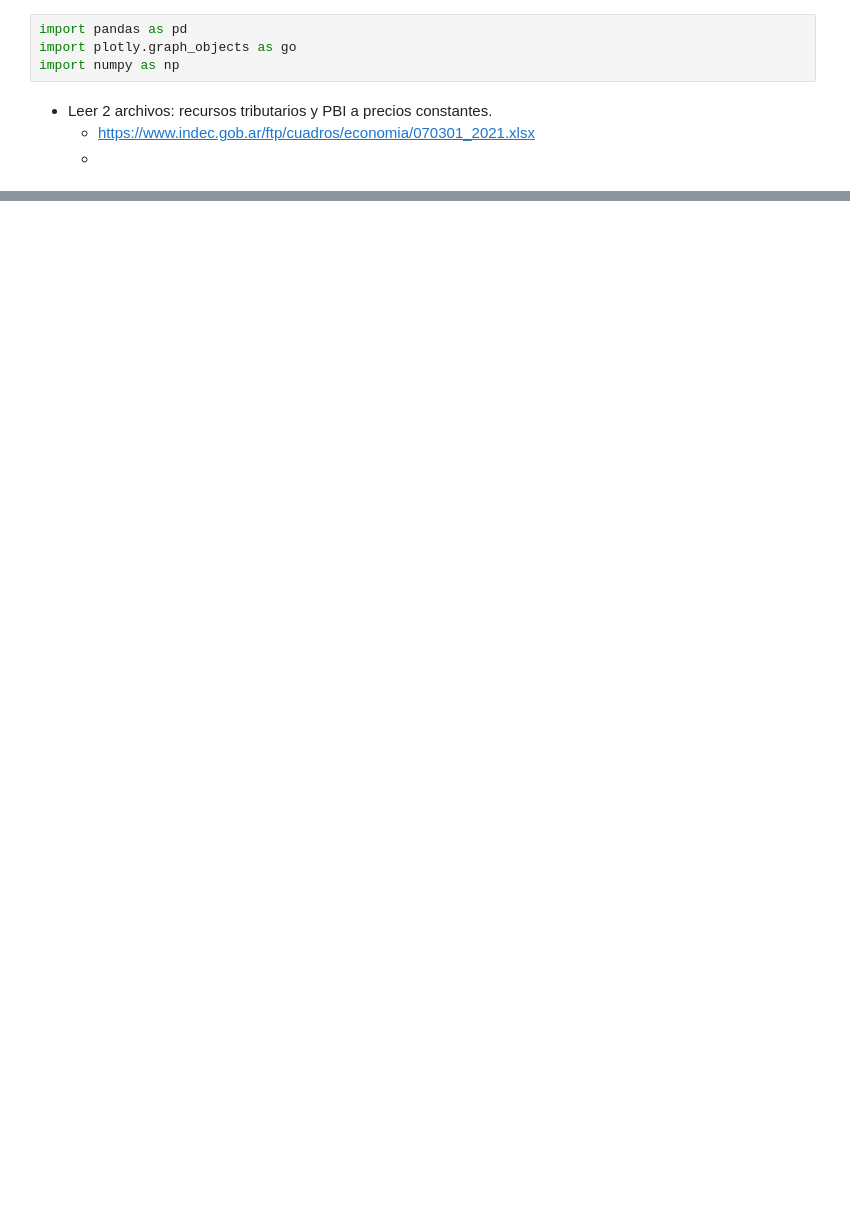
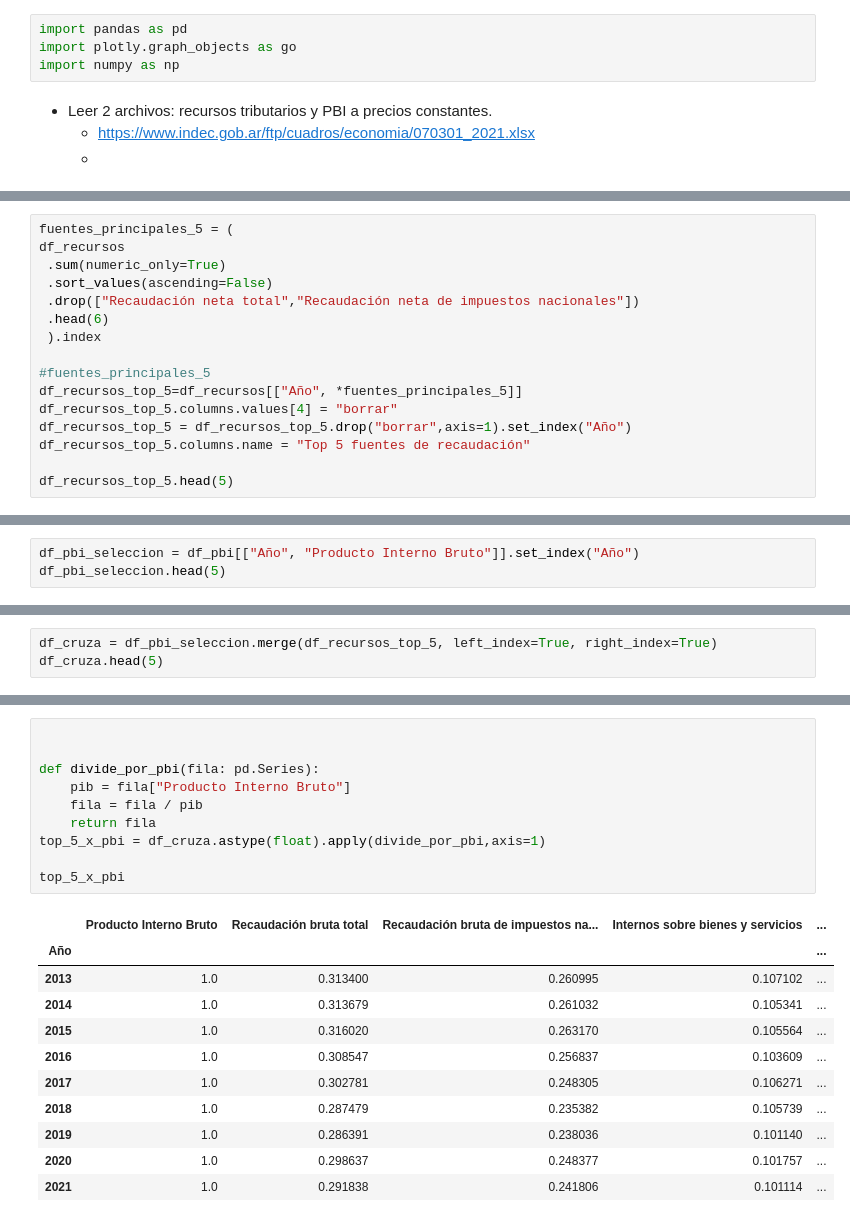
Before and after one commit to LucaGelmini/curso-python-indec, a Jupyter notebook: trabajo_final/Respuesta Trabajo Final/tp_final_rta.ipynb, the cells around one changed output, grey strips where cells are left out. Saved outputs shown, nothing was run; the diff lists cells and outputs as text; blank space fills up the shorter version.

```diff
--- a/trabajo_final/Respuesta Trabajo Final/tp_final_rta.ipynb
+++ b/trabajo_final/Respuesta Trabajo Final/tp_final_rta.ipynb
@@ -78,0 +78,16 @@ df_pbi.merge(df_recursos, on="Año")
+# %%
+fuentes_principales_5 = (
+df_recursos
+ .sum(numeric_only=True)
+ .sort_values(ascending=False)
+ .drop(["Recaudación neta total","Recaudación neta de impuestos nacionales"])
+ .head(6)
+ ).index
+
+#fuentes_principales_5
+df_recursos_top_5=df_recursos[["Año", *fuentes_principales_5]]
+df_recursos_top_5.columns.values[4] = "borrar"
+df_recursos_top_5 = df_recursos_top_5.drop("borrar",axis=1).set_index("Año")
+df_recursos_top_5.columns.name = "Top 5 fuentes de recaudación"
+
+df_recursos_top_5.head(5)
@@ -78,0 +102,3 @@ df_pbi.merge(df_recursos, on="Año")
+# %%
+df_pbi_seleccion = df_pbi[["Año", "Producto Interno Bruto"]].set_index("Año")
+df_pbi_seleccion.head(5)
@@ -78,0 +113,3 @@ df_pbi.merge(df_recursos, on="Año")
+# %%
+df_cruza = df_pbi_seleccion.merge(df_recursos_top_5, left_index=True, right_index=True)
+df_cruza.head(5)
@@ -78,0 +124,22 @@ df_pbi.merge(df_recursos, on="Año")
+# %%
+
+
+def divide_por_pbi(fila: pd.Series):
+    pib = fila["Producto Interno Bruto"]
+    fila = fila / pib
+    return fila
+top_5_x_pbi = df_cruza.astype(float).apply(divide_por_pbi,axis=1)
+
+top_5_x_pbi
+# %% [output]
+|  | Producto Interno Bruto | Recaudación bruta total | Recaudación bruta de impuestos na... | Internos sobre bienes y servicios | ... |
+| Año |  |  |  |  | ... |
+| 2013 | 1.0 | 0.313400 | 0.260995 | 0.107102 | ... |
+| 2014 | 1.0 | 0.313679 | 0.261032 | 0.105341 | ... |
+| 2015 | 1.0 | 0.316020 | 0.263170 | 0.105564 | ... |
+| 2016 | 1.0 | 0.308547 | 0.256837 | 0.103609 | ... |
+| 2017 | 1.0 | 0.302781 | 0.248305 | 0.106271 | ... |
+| 2018 | 1.0 | 0.287479 | 0.235382 | 0.105739 | ... |
+| 2019 | 1.0 | 0.286391 | 0.238036 | 0.101140 | ... |
+| 2020 | 1.0 | 0.298637 | 0.248377 | 0.101757 | ... |
+| 2021 | 1.0 | 0.291838 | 0.241806 | 0.101114 | ... |
```
Also changed, not shown: parts of 15 cells of this notebook, 6 other files.
